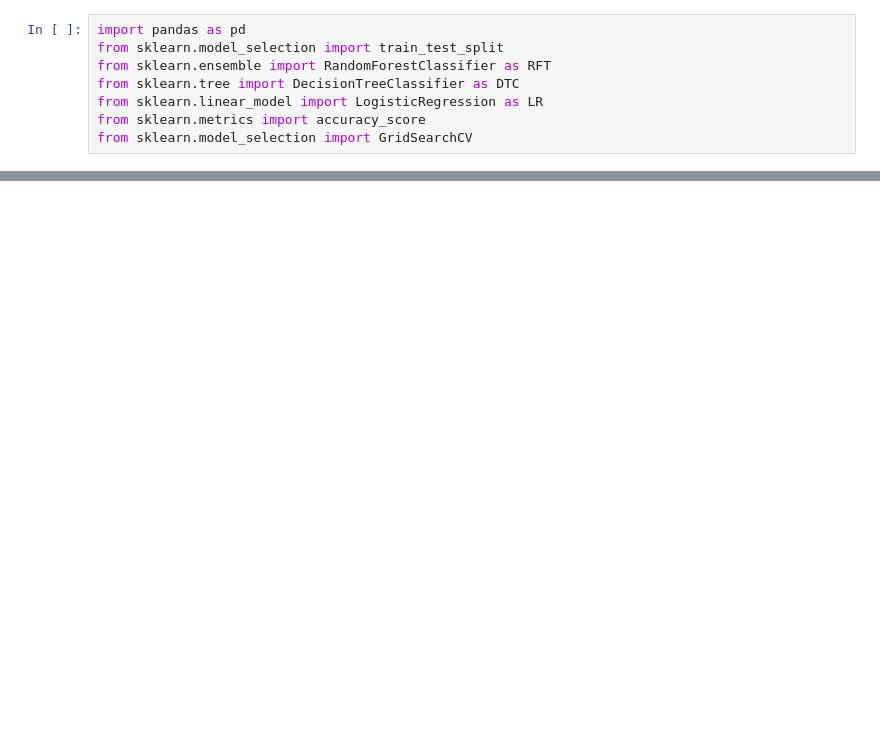
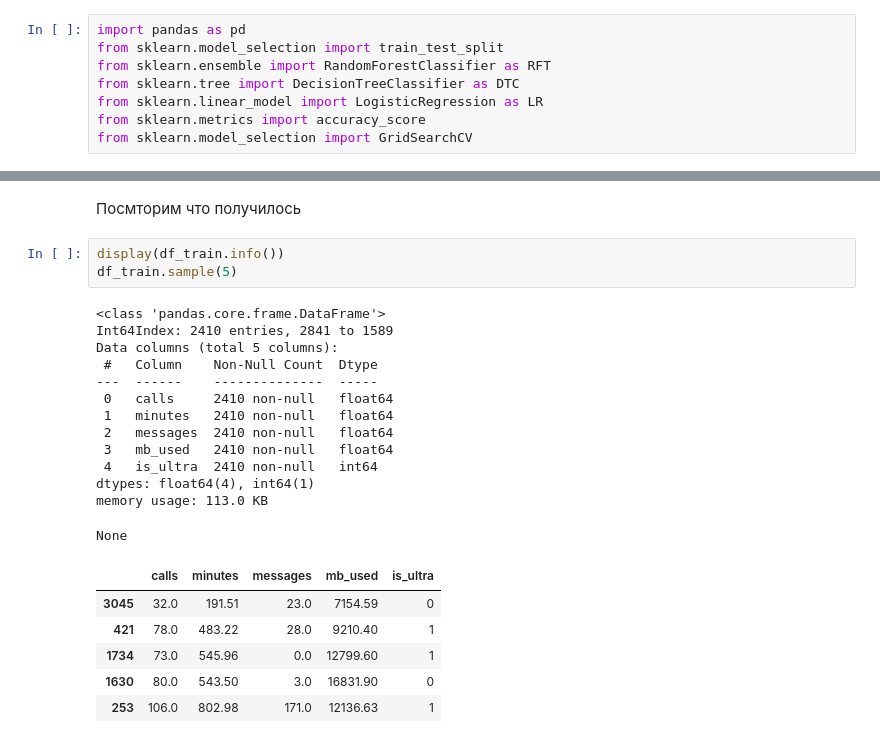
Before and after one commit to Rook-Black/Practicum, a Jupyter notebook: New_tariffs/New_tariffs.ipynb, the cells around one changed output, grey strips where cells are left out. Drawn from its saved outputs; the diff is of its cells as text; blank space fills up the shorter version.

```diff
--- a/New_tariffs/New_tariffs.ipynb
+++ b/New_tariffs/New_tariffs.ipynb
@@ -13,0 +67,25 @@ df_train, df_test = train_test_split(df_train, test_size=0.25, random_state=4681
+# %% [markdown]
+Посмторим что получилось
+# %%
+display(df_train.info())
+df_train.sample(5)
+# %% [output]
+<class 'pandas.core.frame.DataFrame'>
+Int64Index: 2410 entries, 2841 to 1589
+Data columns (total 5 columns):
+ #   Column    Non-Null Count  Dtype
+---  ------    --------------  -----
+ 0   calls     2410 non-null   float64
+ 1   minutes   2410 non-null   float64
+ 2   messages  2410 non-null   float64
+ 3   mb_used   2410 non-null   float64
+ 4   is_ultra  2410 non-null   int64
+dtypes: float64(4), int64(1)
+memory usage: 113.0 KB
+None
+|  | calls | minutes | messages | mb_used | is_ultra |
+| 3045 | 32.0 | 191.51 | 23.0 | 7154.59 | 0 |
+| 421 | 78.0 | 483.22 | 28.0 | 9210.40 | 1 |
+| 1734 | 73.0 | 545.96 | 0.0 | 12799.60 | 1 |
+| 1630 | 80.0 | 543.50 | 3.0 | 16831.90 | 0 |
+| 253 | 106.0 | 802.98 | 171.0 | 12136.63 | 1 |
```
Also changed, not shown: parts of 51 cells of this notebook, 4 other files.
